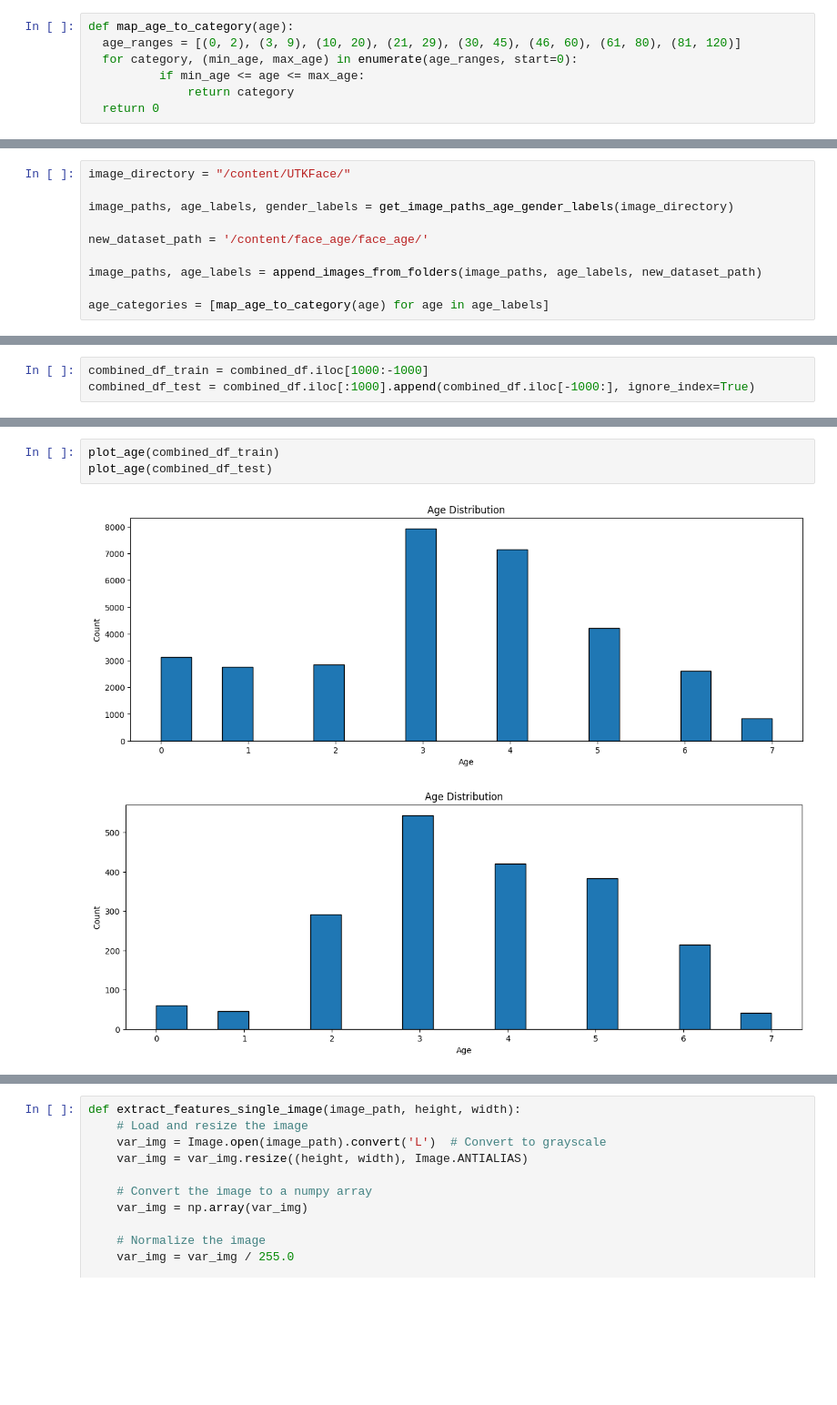
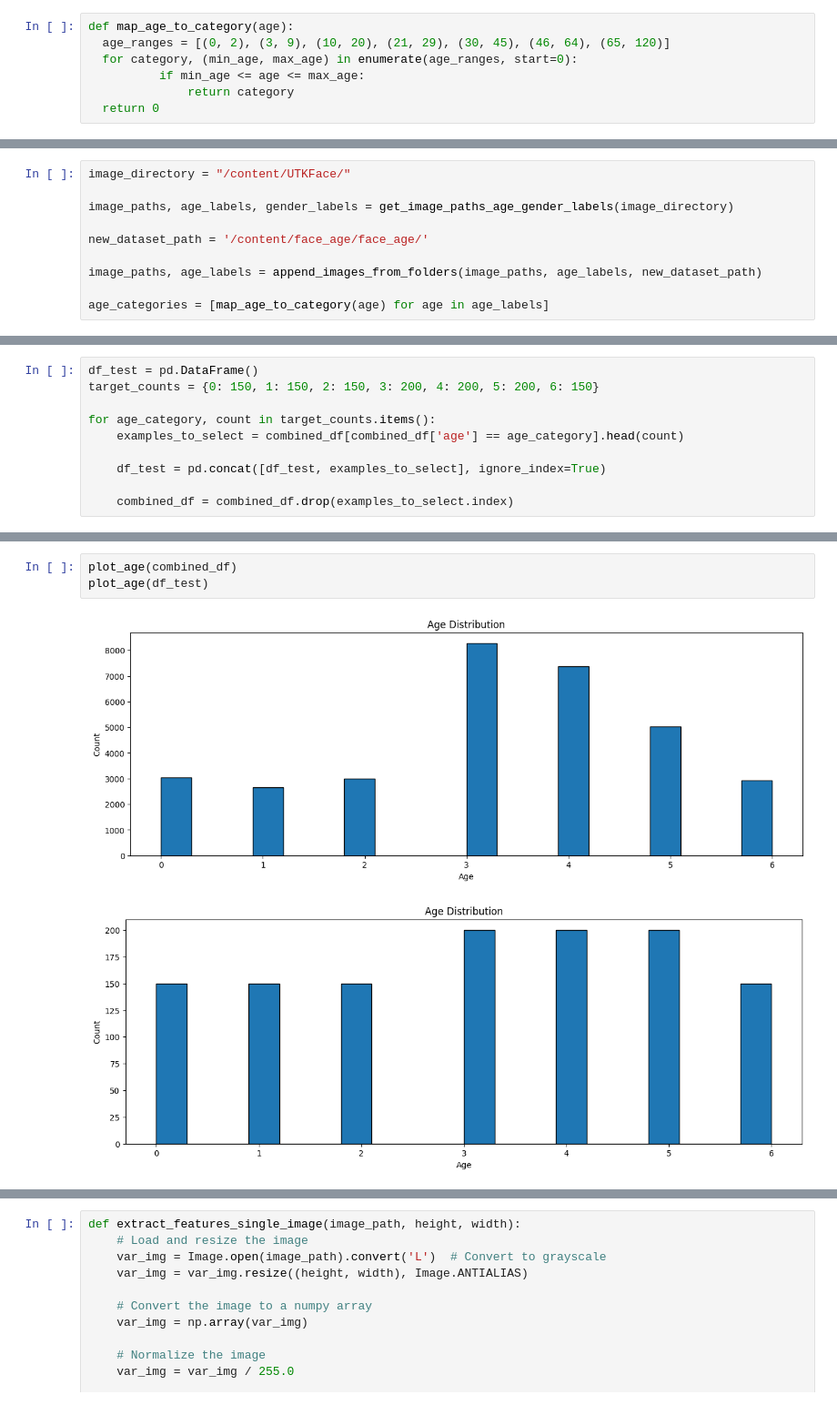
Before and after one commit to VladimirVladetic/AgePrediction, a Jupyter notebook: AgeModel.ipynb, the cells around one changed output, grey strips where cells are left out. Shown at 91% size. Cells and saved outputs as stored; diff of their text form; blank space fills up the shorter version.

```diff
--- a/AgeModel.ipynb
+++ b/AgeModel.ipynb
@@ -93,7 +94,7 @@ def append_images_from_folders(existing_paths, existing_age_labels, new_dataset_
     return combined_paths, combined_age_labels
 # %%
 def map_age_to_category(age):
-  age_ranges = [(0, 2), (3, 9), (10, 20), (21, 29), (30, 45), (46, 60), (61, 80), (81, 120)]
+  age_ranges = [(0, 2), (3, 9), (10, 20), (21, 29), (30, 45), (46, 64), (65, 120)]
   for category, (min_age, max_age) in enumerate(age_ranges, start=0):
           if min_age <= age <= max_age:
               return category
@@ -208,5 +209,12 @@ print(combined_df)
 
 [33486 rows x 2 columns]
-# %%
-combined_df_train = combined_df.iloc[1000:-1000]
-combined_df_test = combined_df.iloc[:1000].append(combined_df.iloc[-1000:], ignore_index=True)
+# %%
+df_test = pd.DataFrame()
+target_counts = {0: 150, 1: 150, 2: 150, 3: 200, 4: 200, 5: 200, 6: 150}
+
+for age_category, count in target_counts.items():
+    examples_to_select = combined_df[combined_df['age'] == age_category].head(count)
+
+    df_test = pd.concat([df_test, examples_to_select], ignore_index=True)
+
+    combined_df = combined_df.drop(examples_to_select.index)
@@ -213,7 +250,7 @@ combined_df_test = combined_df.iloc[:1000].append(combined_df.iloc[-1000:], igno
 # %%
-plot_age(combined_df_train)
-plot_age(combined_df_test)
+plot_age(combined_df)
+plot_age(df_test)
 # %% [output]
-[figure, old version]
+[figure, new version]
-[figure, old version]
+[figure, new version]
 # %%
```
Also changed, not shown: parts of 9 cells of this notebook.
